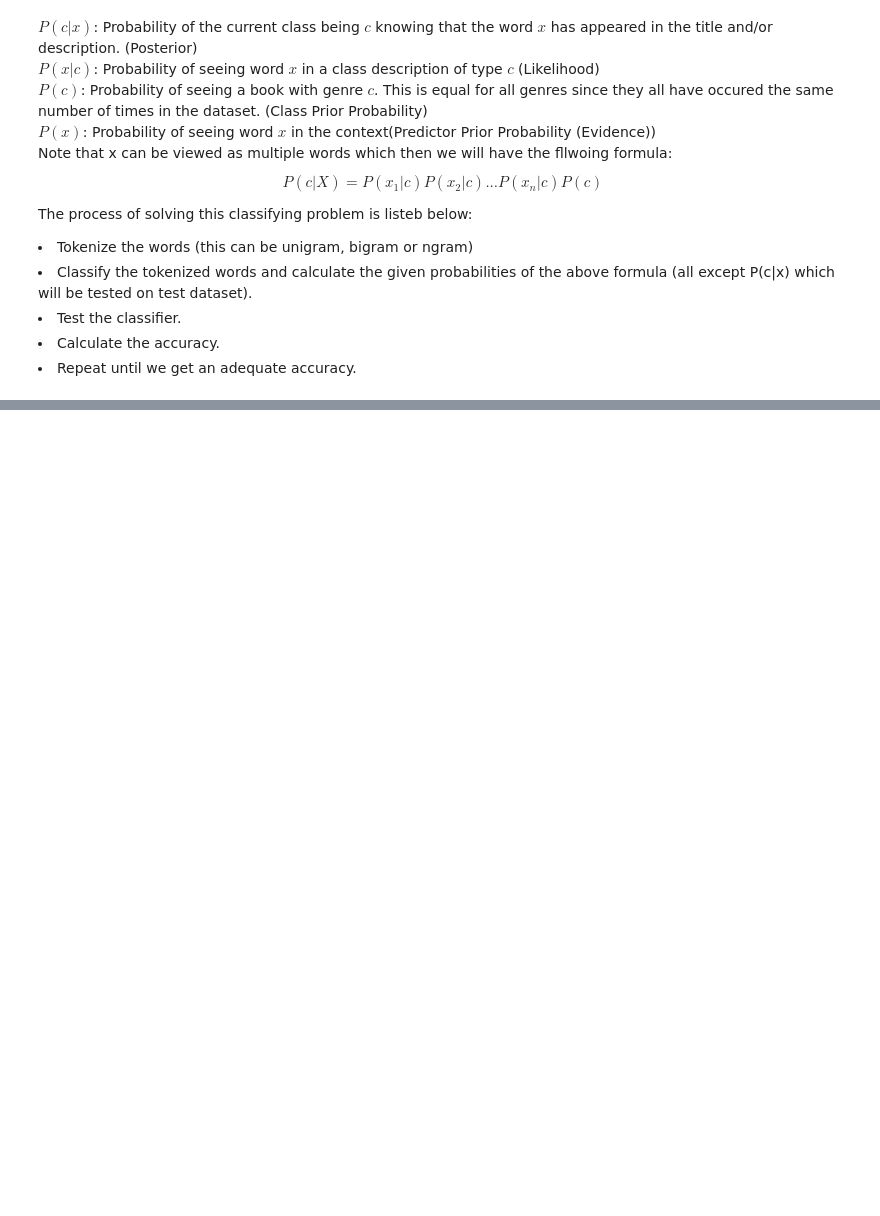
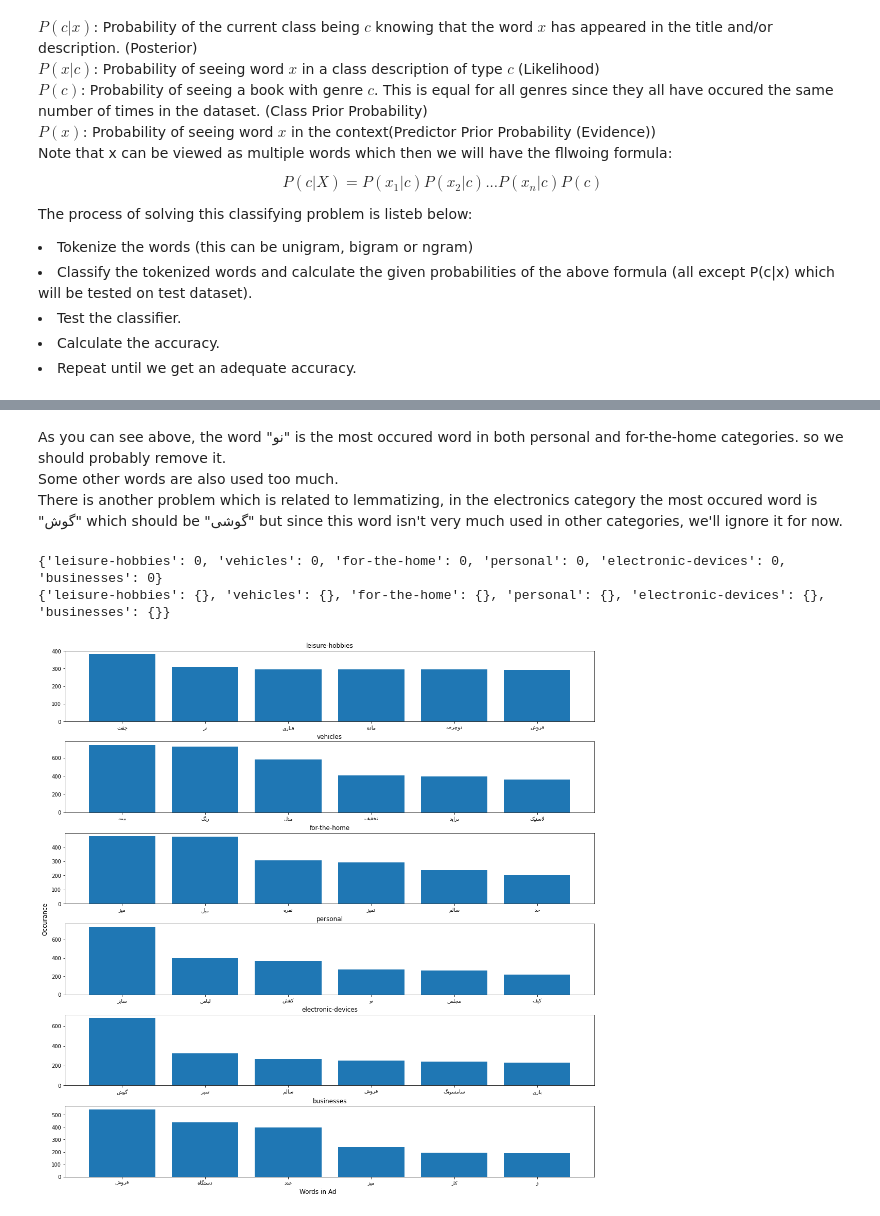
Before and after one commit to noushkia/Naive-Bayes-Classifier, a Jupyter notebook: AI_CA2_810198438.ipynb, the cells around one changed output, grey strips where cells are left out. Drawn from its saved outputs; the diff is of its cells as text; code cells hidden in the pictures; blank space fills up the shorter version.

```diff
--- a/AI_CA2_810198438.ipynb
+++ b/AI_CA2_810198438.ipynb
@@ -177,0 +268,4 @@ This example is extremly difficult! For this one, not only we need to check all
+# %% [markdown]
+As you can see above, the word "نو" is the most occured word in both personal and for-the-home categories. so we should probably remove it.<br>
+Some other words are also used too much.<br>
+There is another problem which is related to lemmatizing, in the electronics category the most occured word is "گوش" which should be "گوشی" but since this word isn't very much used in other categories, we'll ignore it for now.
@@ -177,0 +277,8 @@ This example is extremly difficult! For this one, not only we need to check all
+# %%
+# Now, let's try again with the removed word:
+cats_dict, cats_total = count_words(ngrams=1, use=["title", "description"])
+plot_frequent_words(cats_dict, cats_total)
+# %% [output]
+{'leisure-hobbies': 0, 'vehicles': 0, 'for-the-home': 0, 'personal': 0, 'electronic-devices': 0, 'businesses': 0}
+{'leisure-hobbies': {}, 'vehicles': {}, 'for-the-home': {}, 'personal': {}, 'electronic-devices': {}, 'businesses': {}}
+[figure, added]
```
Also changed, not shown: parts of 33 cells of this notebook, 3 other files.
